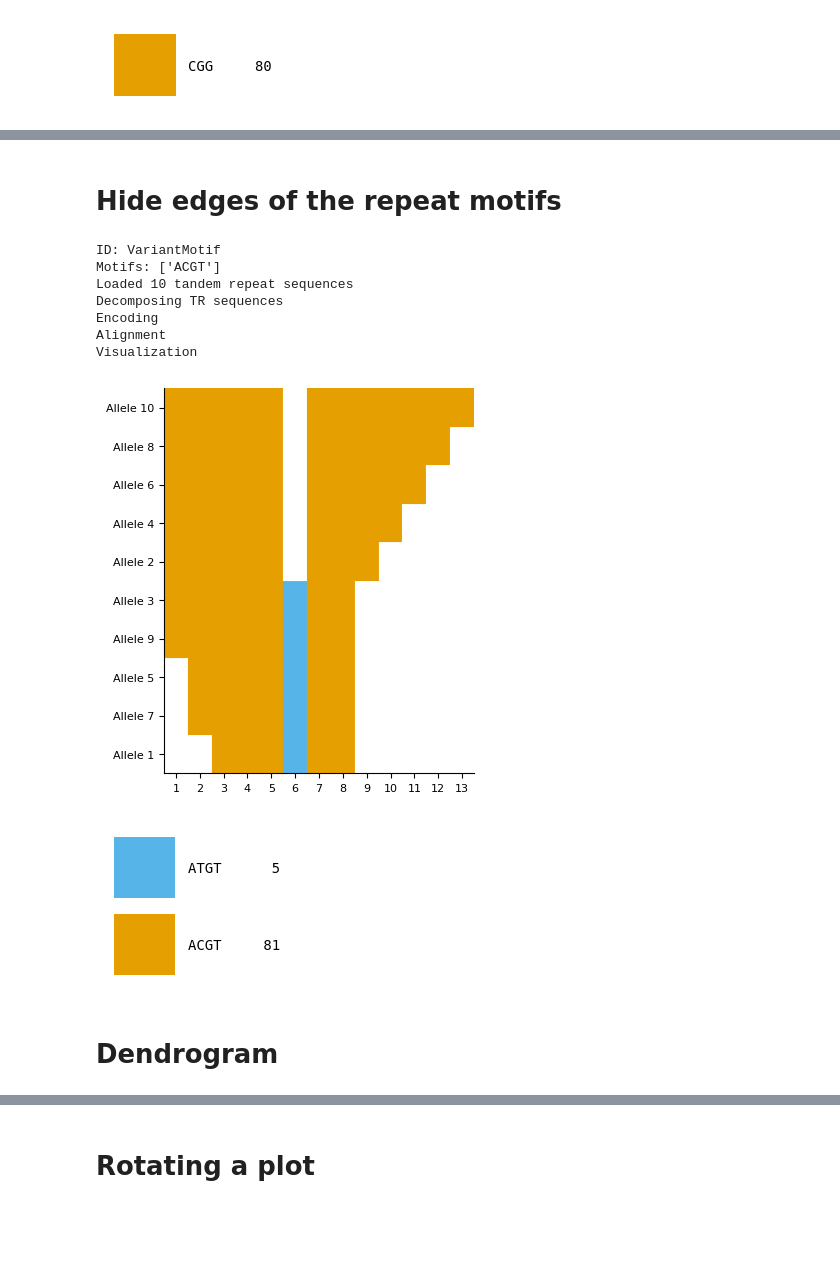
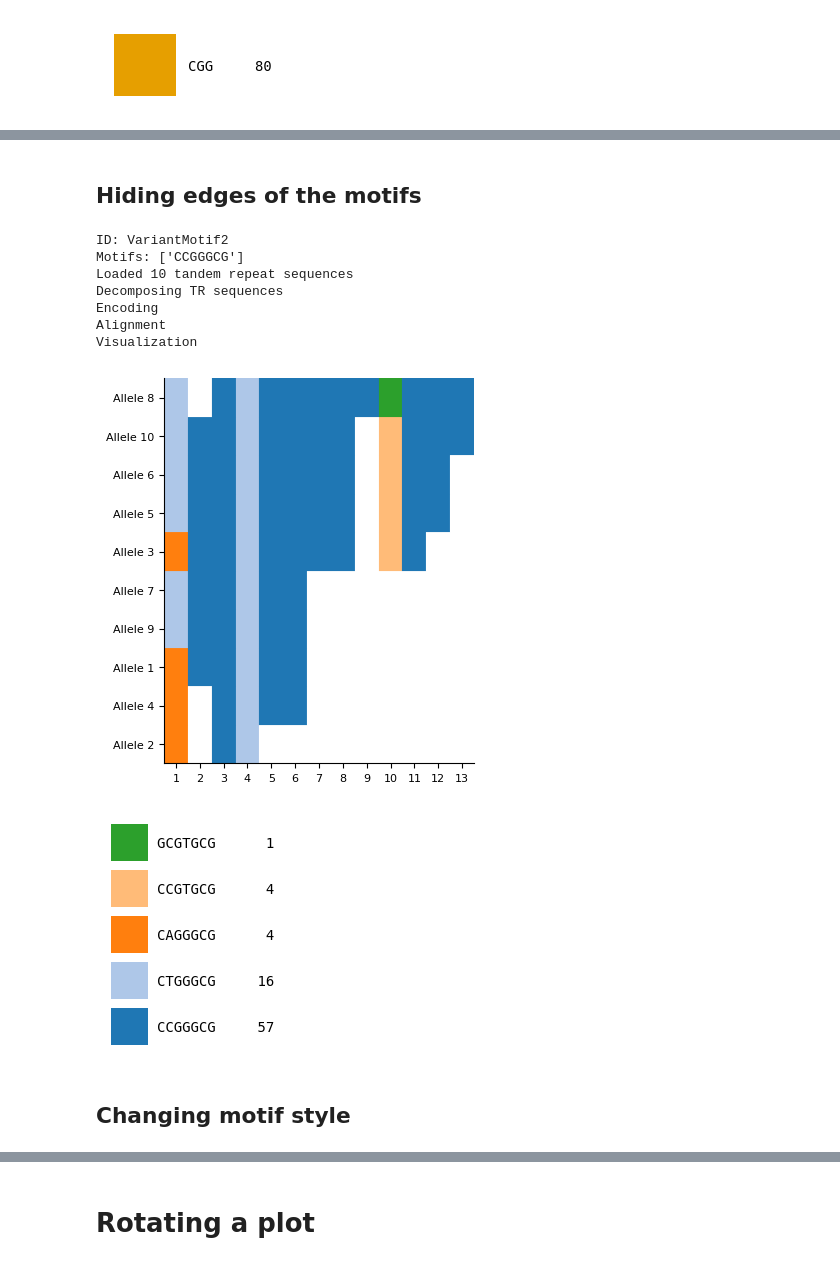
Before and after one commit to Jong-hun-Park/trviz, a Jupyter notebook: examples/sample_code.ipynb, the cells around one changed output, grey strips where cells are left out. Cells and saved outputs as stored; diff of their text form; code cells hidden in the pictures; blank space fills up the shorter version.

```diff
--- a/examples/sample_code.ipynb
+++ b/examples/sample_code.ipynb
@@ -115,0 +154,29 @@ Visualization
+# %%
+tr_visualizer = TandemRepeatVizWorker()
+tr_id = "VariantMotif2"
+tr_sequences = ['CAGGGCGCCGGGCGCCGGGCGCTGGGCGCCGGGCGCCGGGCG',
+                'CAGGGCGCCGGGCGCTGGGCG',
+                'CAGGGCGCCGGGCGCCGGGCGCTGGGCGCCGGGCGCCGGGCGCCGGGCGCCGGGCGCCGTGCGCCGGGCG',
+                'CAGGGCGCCGGGCGCTGGGCGCCGGGCGCCGGGCG',
+                'CTGGGCGCCGGGCGCCGGGCGCTGGGCGCCGGGCGCCGGGCGCCGGGCGCCGGGCGCCGTGCGCCGGGCGCCGGGCG',
+                'CTGGGCGCCGGGCGCCGGGCGCTGGGCGCCGGGCGCCGGGCGCCGGGCGCCGGGCGCCGTGCGCCGGGCGCCGGGCG',
+                'CTGGGCGCCGGGCGCCGGGCGCTGGGCGCCGGGCGCCGGGCG',
+                'CTGGGCGCCGGGCGCTGGGCGCCGGGCGCCGGGCGCCGGGCGCCGGGCGCCGGGCGGCGTGCGCCGGGCGCCGGGCGCCGGGCG',
+                'CTGGGCGCCGGGCGCCGGGCGCTGGGCGCCGGGCGCCGGGCG',
+                'CTGGGCGCCGGGCGCCGGGCGCTGGGCGCCGGGCGCCGGGCGCCGGGCGCCGGGCGCCGTGCGCCGGGCGCCGGGCGCCGGGCG',
+
+           ]
+sample_ids = [f"Allele {x}" for x in range(1, len(tr_sequences) + 1)]
+motifs = ['CCGGGCG']
+
+print("Default")
+tr_visualizer.generate_trplot(tr_id, sample_ids, tr_sequences, motifs, show_figure=True, verbose=False, figure_size=(4,2))
+
+print("Tab10")
+tr_visualizer.generate_trplot(tr_id, sample_ids, tr_sequences, motifs, show_figure=True, verbose=False, figure_size=(4,2), color_palette="tab10")
+
+print("Pastel1")
+tr_visualizer.generate_trplot(tr_id, sample_ids, tr_sequences, motifs, show_figure=True, verbose=False, figure_size=(4,2), color_palette="Pastel1")
+
+print("Set1")
+tr_visualizer.generate_trplot(tr_id, sample_ids, tr_sequences, motifs, show_figure=True, verbose=False, figure_size=(4,2), color_palette="Set1")
@@ -116,22 +196,23 @@ Visualization
 # %% [markdown]
-# Hide edges of the repeat motifs
+## Hiding edges of the motifs
 # %%
 tr_visualizer.generate_trplot(tr_id,
                               sample_ids,
                               tr_sequences,
                               motifs,
                               show_figure=True,
+                              color_palette="tab20",
                               no_edge=True,
                              )
 # %% [output]
-ID: VariantMotif
-Motifs: ['ACGT']
+ID: VariantMotif2
+Motifs: ['CCGGGCG']
 Loaded 10 tandem repeat sequences
 Decomposing TR sequences
 Encoding
 Alignment
 Visualization
-[figure, old version]
+[figure, new version]
-[figure, old version]
+[figure, new version]
-# %% [markdown]
-# Dendrogram
+# %% [markdown]
+## Changing motif style
```
Also changed, not shown: parts of 23 cells of this notebook.
